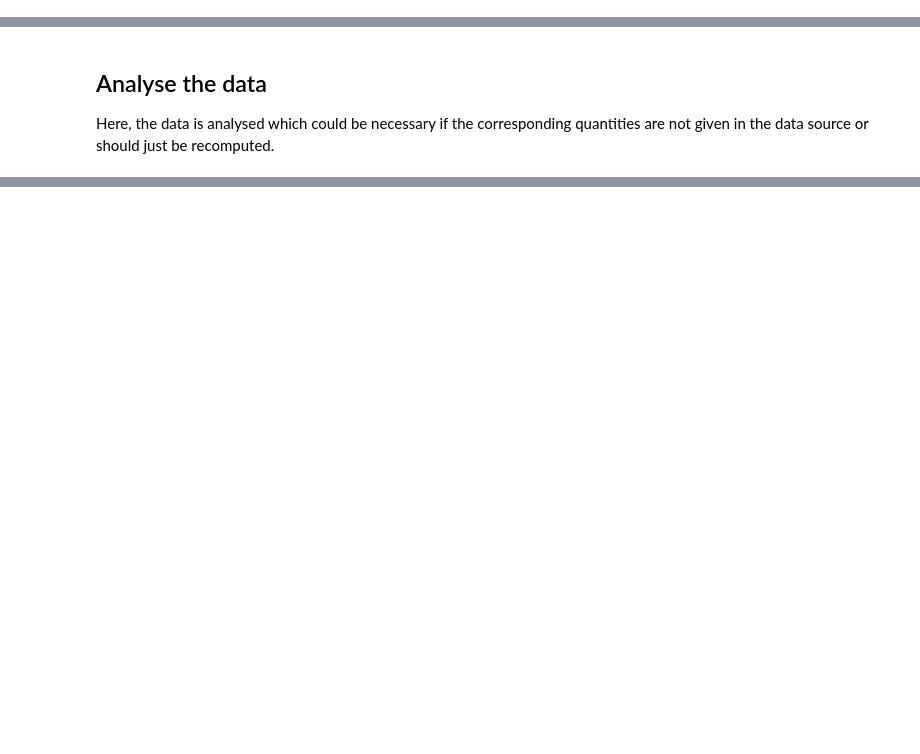
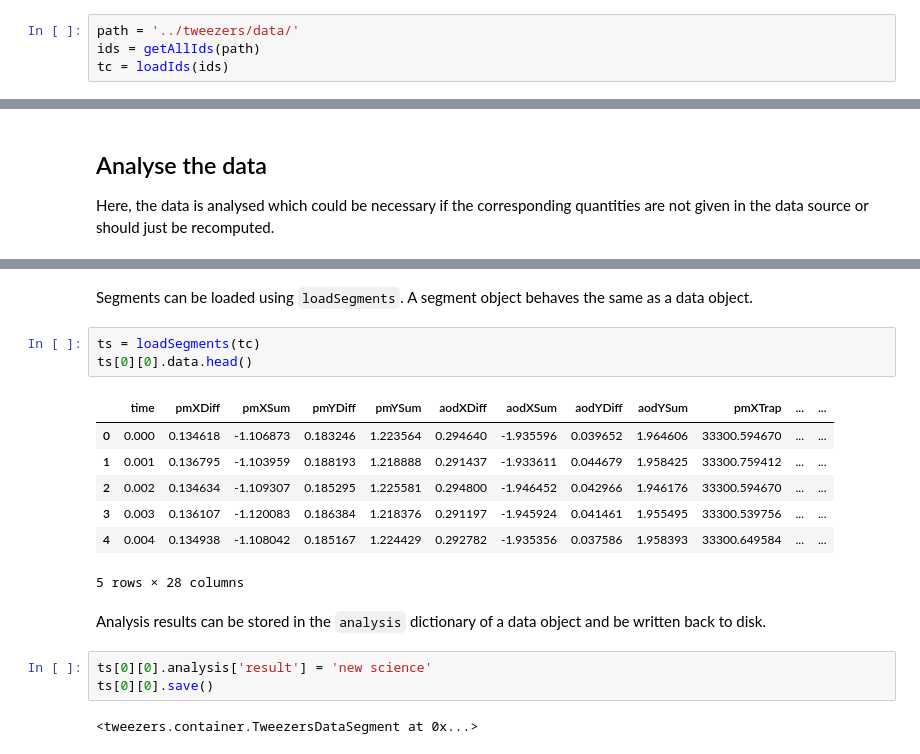
Before and after one commit to DollSimon/tweezers, a Jupyter notebook: notebooks/Introduction.ipynb, the cells around one changed output, grey strips where cells are left out. Saved outputs shown, nothing was run; the diff lists cells and outputs as text; blank space fills up the shorter version.

```diff
--- a/notebooks/Introduction.ipynb
+++ b/notebooks/Introduction.ipynb
@@ -62,0 +67,4 @@ data = TweezersData(source)
+# %%
+path = '../tweezers/data/'
+ids = getAllIds(path)
+tc = loadIds(ids)
@@ -151,0 +149,20 @@ INFO:root:Reading metadata from data source.
+# %% [markdown]
+Segments can be loaded using `loadSegments`. A segment object behaves the same as a data object.
+# %%
+ts = loadSegments(tc)
+ts[0][0].data.head()
+# %% [output]
+|  | time | pmXDiff | pmXSum | pmYDiff | pmYSum | aodXDiff | aodXSum | aodYDiff | aodYSum | pmXTrap | ... | ... |
+| 0 | 0.000 | 0.134618 | -1.106873 | 0.183246 | 1.223564 | 0.294640 | -1.935596 | 0.039652 | 1.964606 | 33300.594670 | ... | ... |
+| 1 | 0.001 | 0.136795 | -1.103959 | 0.188193 | 1.218888 | 0.291437 | -1.933611 | 0.044679 | 1.958425 | 33300.759412 | ... | ... |
+| 2 | 0.002 | 0.134634 | -1.109307 | 0.185295 | 1.225581 | 0.294800 | -1.946452 | 0.042966 | 1.946176 | 33300.594670 | ... | ... |
+| 3 | 0.003 | 0.136107 | -1.120083 | 0.186384 | 1.218376 | 0.291197 | -1.945924 | 0.041461 | 1.955495 | 33300.539756 | ... | ... |
+| 4 | 0.004 | 0.134938 | -1.108042 | 0.185167 | 1.224429 | 0.292782 | -1.935356 | 0.037586 | 1.958393 | 33300.649584 | ... | ... |
+5 rows × 28 columns
+# %% [markdown]
+Analysis results can be stored in the `analysis` dictionary of a data object and be written back to disk.
+# %%
+ts[0][0].analysis['result'] = 'new science'
+ts[0][0].save()
+# %% [output]
+<tweezers.container.TweezersDataSegment at 0x...>
```
Also changed, not shown: parts of 22 cells of this notebook, 9 other files.
